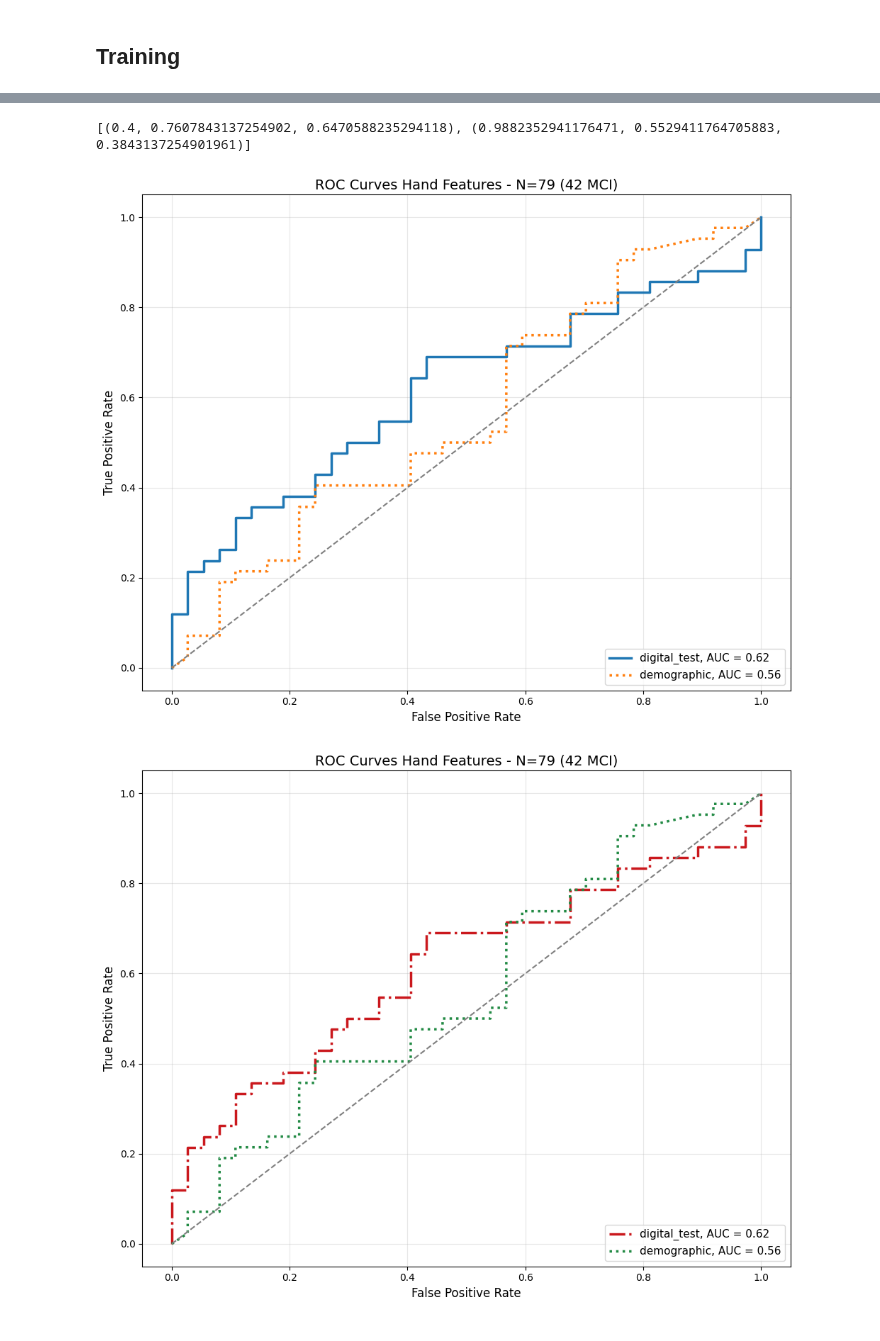
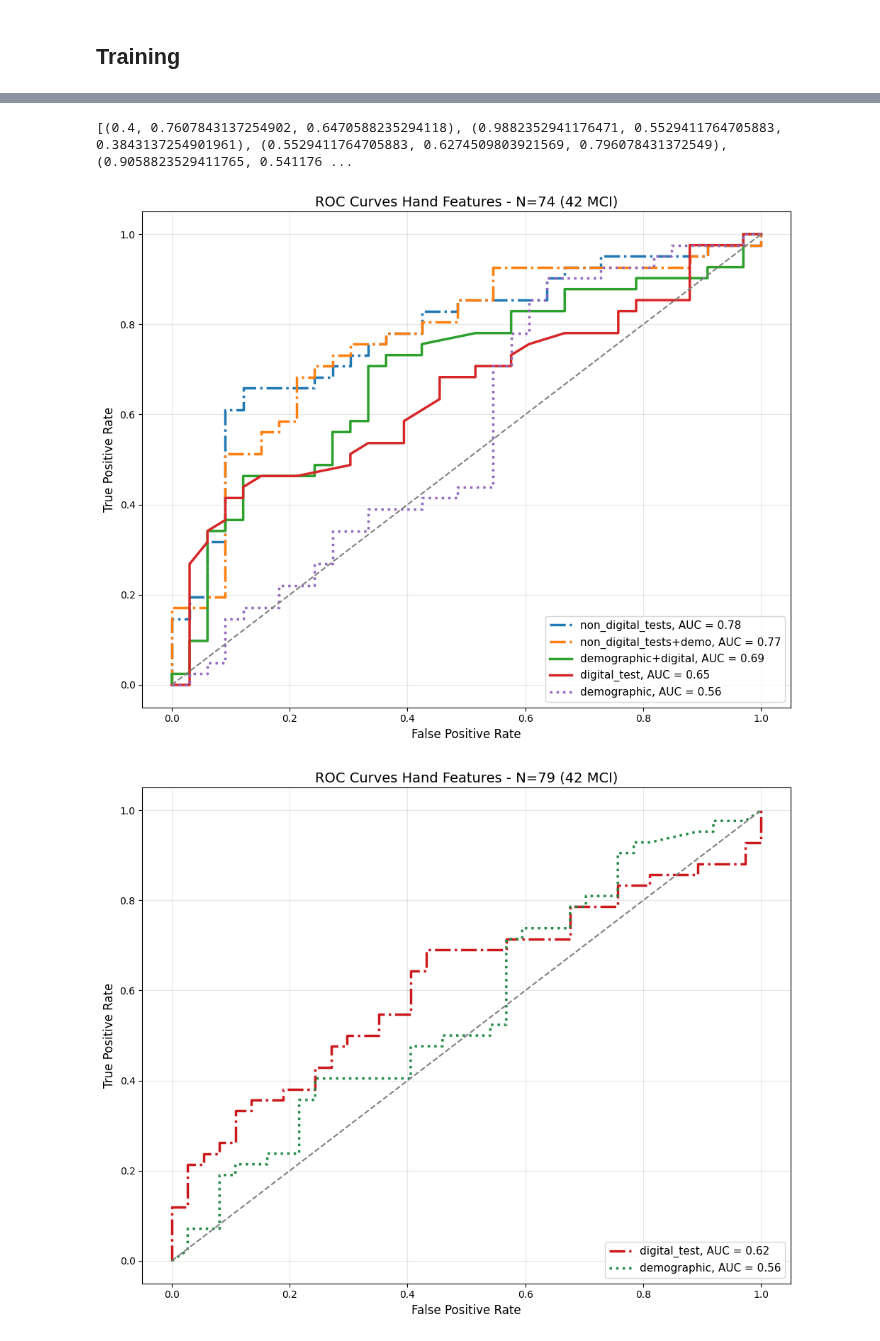
Before and after one commit to gianluca-capelo/tmt-analysis, a Jupyter notebook: notebooks/train.ipynb, the cells around one changed output, grey strips where cells are left out. Drawn from its saved outputs; the diff is of its cells as text; code cells hidden in the pictures.

Commit message:
less subjects because differences in age

```diff
--- a/notebooks/train.ipynb
+++ b/notebooks/train.ipynb
@@ -148,25 +148,26 @@ n_components = 4
 tune_hyperparameters = False
 feature_selection = True
 
+
 datasets = [
-            # N=79
-            'demographic',
-            'digital_test',
+            ## N=74
+            # 'demographic',
+            # 'digital_test',
             'demographic+digital',
-            'non_digital_tests',
-            'non_digital_tests+demo',
+            # 'non_digital_tests',
+            # 'non_digital_tests+demo',
 
-            # N=56
-            'demographic_less_subjects',
-            'digital_test_less_subjects',
-            'demographic+digital_less',
-            'hand_and_eye',
-            'hand_and_eye_demo',
-            'non_digital_test_less_subjects',
-            'non_digital_test_less_subjects+demo'
+            ## less subjects
+            # 'demographic_less_subjects',
+            # 'digital_test_less_subjects',
+            # 'demographic+digital_less',
+            # 'hand_and_eye',
+            # 'hand_and_eye_demo',
+            # 'non_digital_test_less_subjects',
+            # 'non_digital_test_less_subjects+demo'
             ]
 
-datasets = ['non_digital_test_less_subjects+demo']
+# datasets = ['non_digital_test_less_subjects+demo']
 
 
 def extract_X_y_features(df):
@@ -176,11 +177,16 @@ def extract_X_y_features(df):
     X = df.iloc[:, :-1].values
     y = df.iloc[:, -1].values
     feature_names = df.columns[:-1]
-
+    assert 'suj' not in df.columns , "'suj' still in the final dataframe"
     return X, y, feature_names
 
 def join_and_reorder(df1, df2):
-    df = df1.join(df2.drop(columns='group'))
+    df =  pd.merge(
+        df1,
+        df2.drop(columns='group'),
+        on='suj',
+        how='inner'
+    )
     cols = [col for col in df.columns if col != 'group'] + ['group']
     df = df[cols]
     assert df.columns[-1] == 'group', "'group' is not the last column after reordering"
@@ -188,7 +194,7 @@ def join_and_reorder(df1, df2):
 
 for value in [True, False]:
     perform_pca = value
-    for dataset in datasets[:3]:
+    for dataset in datasets:
         try:
             print(f"Starting {dataset}: \n\n")
             if perform_pca:
@@ -405,6 +411,7 @@ for value in [True, False]:
             else:
                 all_metrics_df.to_csv(f'{dir}/{dataset}_feature_{feature_selection}_n={n_features}_tune={tune_hyperparameters}_LOOCV_{datetime.now().strftime("%s")[-4:]}.csv',index=False)
         except Exception as e:
+            print(e)
             error_msg = traceback.format_exc().strip().split("\n")[-1]  # only last line of error
             logging.error(f"[{dataset}] PCA={perform_pca} → {error_msg}")
             print(f"⚠️ An error occurred with dataset {dataset}. Check log file: {log_filename}")
@@ -456,7 +463,7 @@ def calculate_metrics_leave_one_out(df, model_name, plot_roc=False):
 
 
 # Define the two directories
-dir1 = Path('./results/modelling/2025-06-23')
+dir1 = Path('./results/modelling/classification/2025-07-01')
 # dir2 = Path('./results/modelling/2025-06-13')
 
 # Get all files recursively in both directories
@@ -550,36 +566,36 @@ plt.figure(figsize=(10, 8))
 for idx, row in top1_per_dataset_complete.iterrows():
     y_true = row['y_true']
     y_pred_proba = row['y_pred_proba']
 
     # Compute ROC curve and AUC
     fpr, tpr, _ = roc_curve(y_true, y_pred_proba)
     roc_auc = auc(fpr, tpr)
 
     # Get style based on dataset name
     linestyle = style_map.get(row['base_dataset'], 'solid')
 
     # Plot ROC curve
     plt.plot(fpr, tpr, lw=2.5,
             #  color=colors[idx],
              linestyle=linestyle,
              label=f"{row['base_dataset']}, AUC = {round(roc_auc, 2)}")
 
 # Diagonal
 plt.plot([0, 1], [0, 1], color='grey', lw=1.5, linestyle='--')
 
 # Titles and labels
-plt.title("ROC Curves Hand Features - N=79 (42 MCI)", fontsize=14)
+plt.title("ROC Curves Hand Features - N=74 (42 MCI)", fontsize=14)
 plt.xlabel('False Positive Rate', fontsize=12)
 plt.ylabel('True Positive Rate', fontsize=12)
 plt.legend(loc='lower right', fontsize=11)
 plt.grid(alpha=0.3)
 plt.xticks(fontsize=10)
 plt.yticks(fontsize=10)
 plt.tight_layout()
 plt.show()
 # %% [output]
-[(0.4, 0.7607843137254902, 0.6470588235294118), (0.9882352941176471, 0.5529411764705883, 0.3843137254901961)]
+[(0.4, 0.7607843137254902, 0.6470588235294118), (0.9882352941176471, 0.5529411764705883, 0.3843137254901961), (0.5529411764705883, 0.6274509803921569, 0.796078431372549), (0.9058823529411765, 0.541176 ...
-[figure, old version]
+[figure, new version]
 # %%
 import matplotlib.pyplot as plt
 import seaborn as sns
```
Also changed, not shown: parts of 10 cells of this notebook, 1 other file.
